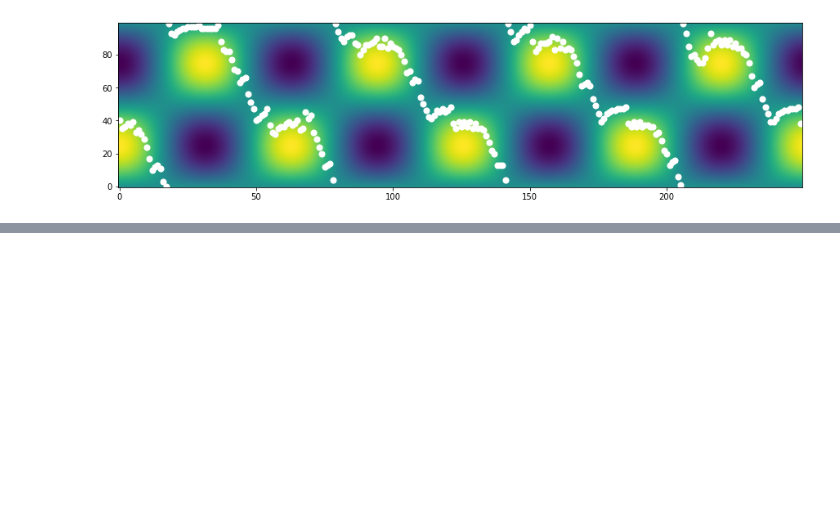
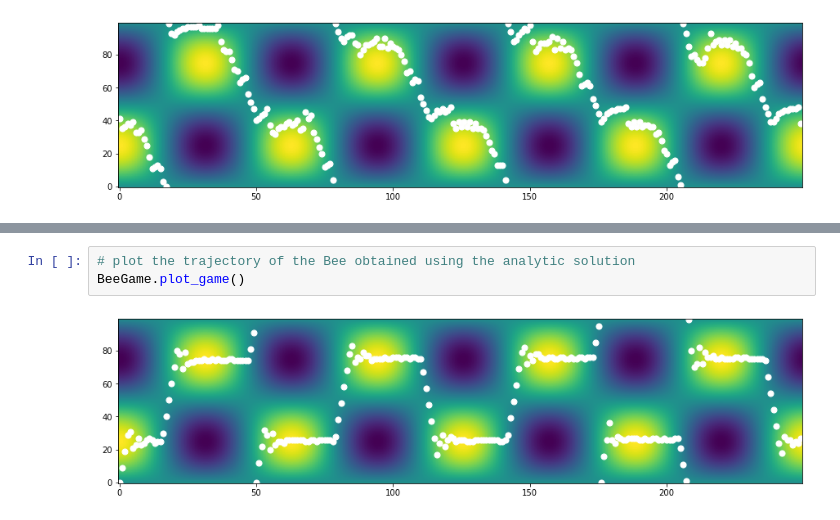
Before and after one commit to annakuchko/ESN-for-RL, a Jupyter notebook: paper_tests.ipynb, the cells around one changed output, grey strips where cells are left out. Saved outputs shown, nothing was run; the diff lists cells and outputs as text; blank space fills up the shorter version.

```diff
--- a/paper_tests.ipynb
+++ b/paper_tests.ipynb
@@ -43,0 +52,5 @@ Average nectar unit collected by the Bee
+# %%
+# plot the trajectory of the Bee obtained using the analytic solution
+BeeGame.plot_game()
+# %% [output]
+[figure, added]
```
Also changed, not shown: parts of 6 cells of this notebook.
